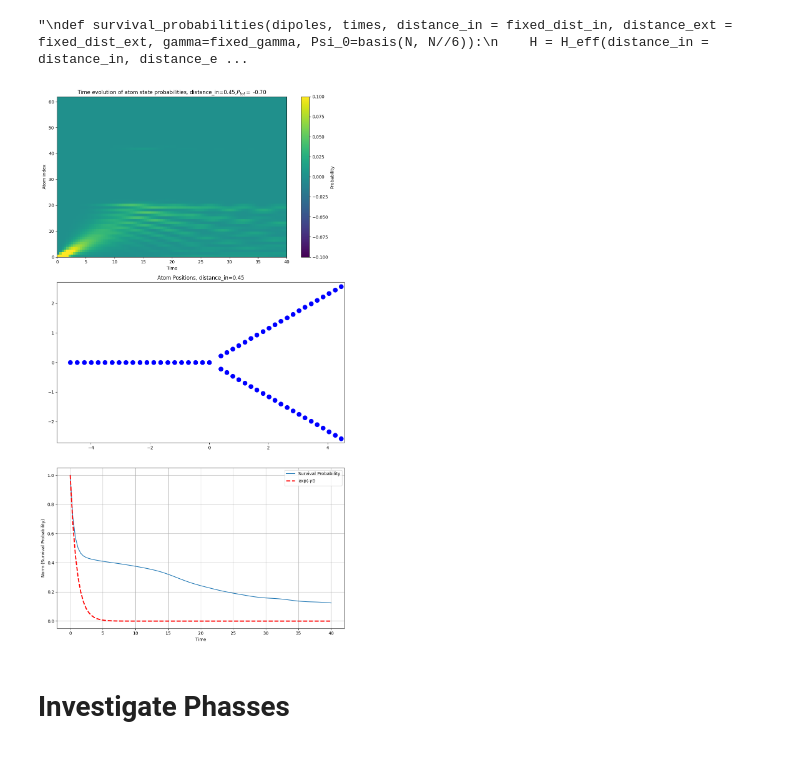
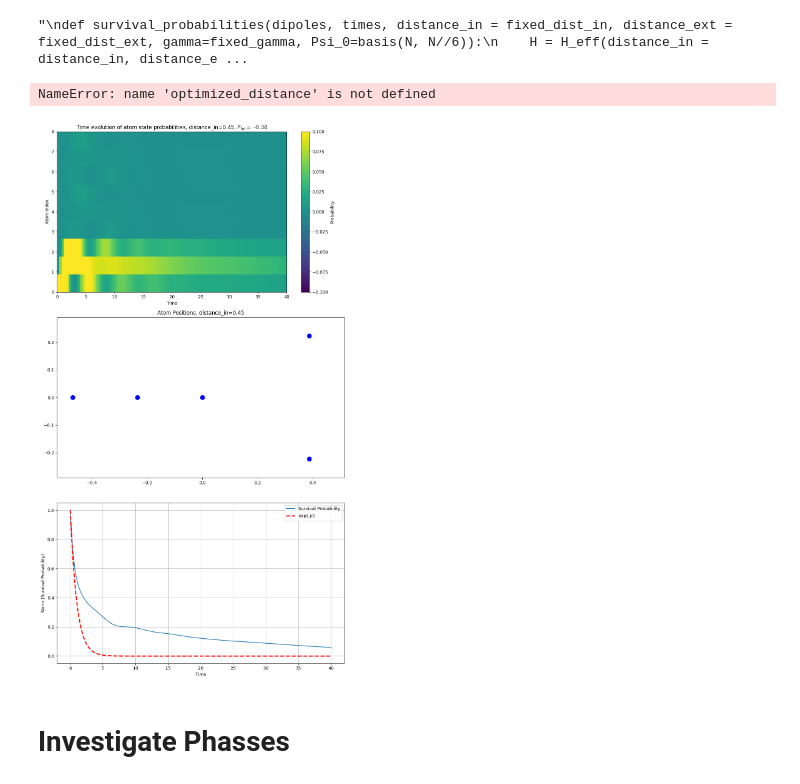
Before and after one commit to LBPhysics/GIT_Code_BA, a Jupyter notebook: Continuation/Qutip/Topology.ipynb, the cells around one changed output. Saved outputs shown, nothing was run; the diff lists cells and outputs as text; code cells hidden in the pictures.

```diff
--- a/Continuation/Qutip/Topology.ipynb
+++ b/Continuation/Qutip/Topology.ipynb
@@ -19,7 +19,7 @@ fixed_dist_ext = 0.235  * fixed_lam
 fixed_dist_in  =  fixed_dist_ext
 fixed_phi  = 0
 ########################################                 Define constants                   #############################################
-N = 3 + 3 * 20
+N = 3 + 3 * 2
 
 dist_0   = fixed_dist_ext / 4
 dist_max = 1.9 * fixed_dist_ext
@@ -29,7 +29,7 @@ t_max    = 40
 phi_0    = 0
 phi_max  = 2 * np.pi / 3
 
-phi_size  = 50
+phi_size  = 10
 dist_size = 100
 t_size    = 100
 
@@ -258,6 +258,8 @@ plt.title('Survival Probability vs. Time')
 plt.legend()
 plt.grid(True)
 plt.show()
+# %% [output]
+NameError: name 'optimized_distance' is not defined
 # %%
 def compute_total_phase(dist_in):
     H = H_eff(distance_in=dist_in, distance_ext=fixed_dist_ext, dipoles=d_hats, lam=fixed_lam, gamma=fixed_gamma, N=N)
@@ -286,39 +288,42 @@ line2, = ax3.plot([], [], 'r--', linewidth=2.5, label=r'exp(-$\gamma t$)')
 ax3.set_xlabel('Time')
 ax3.set_ylabel('Norm (Survival Probability)')
 ax3.legend()
 ax3.grid(True)
 
 
 # Update function
-def update(frame):
+def update(frame, d_hats):
     distance_in = dists[frame]
     phase_value = compute_total_phase(distance_in)
 
-    y1, y2 = survival_probabilities(d_hats_test, times, distance_in=distance_in, Psi_0=basis(N,0))
+    y1, y2 = survival_probabilities(d_hats, times, distance_in=distance_in, Psi_0=basis(N, 0))
 
     cax1.set_data(y1.T)
     cax1.set_extent([0, t_max, 0, N-1])
-    ax1.set_title(f'Time evolution of atom state probabilities, distance_in={distance_in:.2f},'+ r'$P_{tot} = $ ' + f'{phase_value:.2f}')
+    ax1.set_title(f'Time evolution of atom state probabilities, distance_in={distance_in:.2f}, ' + r'$P_{tot} = $ ' + f'{phase_value:.2f}')
 
     positions = topo_positions(distance_in=distance_in, distance_ext=fixed_dist_ext, N=N)
     scat.set_offsets(positions[:, :2])
     ax2.set_title(f'Atom Positions, distance_in={distance_in:.2f}')
 
     line1.set_data(times, y2)
     line2.set_data(times, np.exp(-times))
     ax3.relim()
     ax3.autoscale_view()
 
     return cax1, scat, line1, line2
 
 # Create the animation
-ani = animation.FuncAnimation(fig, update, frames=len(dists), blit=True, repeat=False, interval=50)
-ani.save(save_path + r'\Test___.gif', writer='pillow')
+from functools import partial
+
+# Example: d_hats_test and d_hats_test1 are different sets of dipoles
+ani_test = animation.FuncAnimation(fig, partial(update, d_hats=d_hats_test), frames=len(dists), blit=True, repeat=False, interval=50)
+ani_test.save(save_path + r'\Test___.gif', writer='pillow')
 
 plt.tight_layout()
 plt.show()
 # %% [output]
-[figure, old version]
+[figure, new version]
 # %% [markdown]
 # Investigate Phasses
 # %%
```
Also changed, not shown: parts of 2 cells of this notebook.
